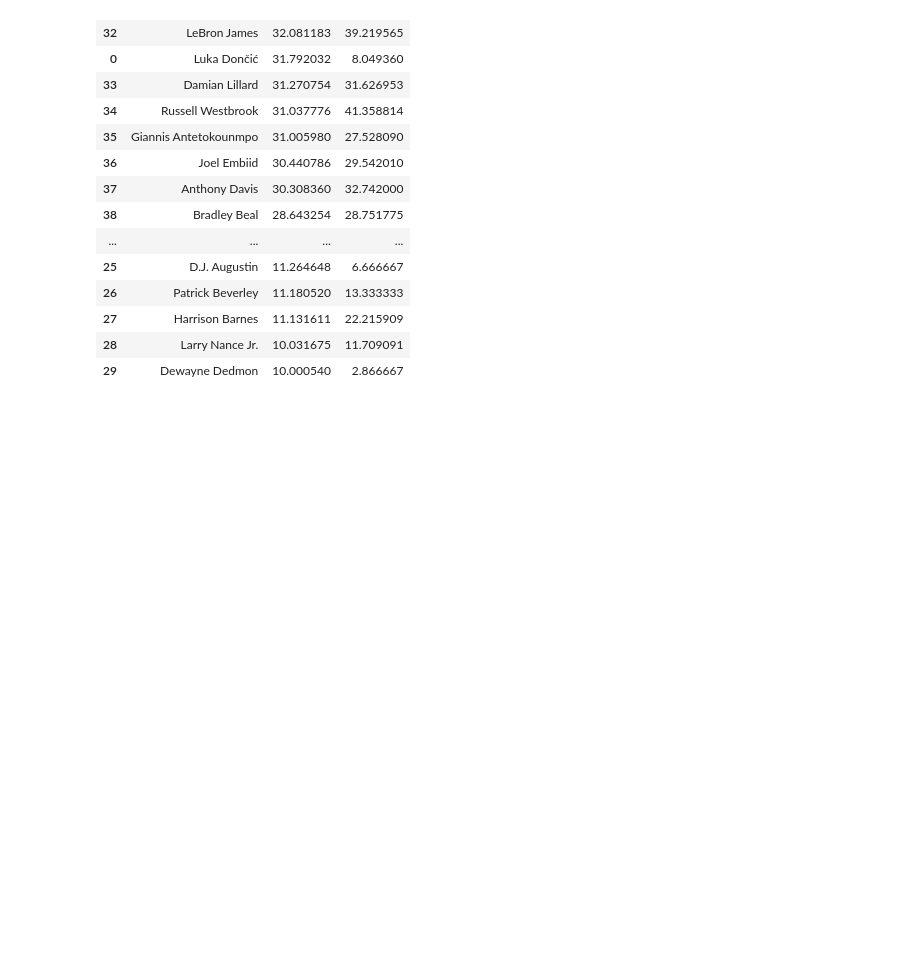
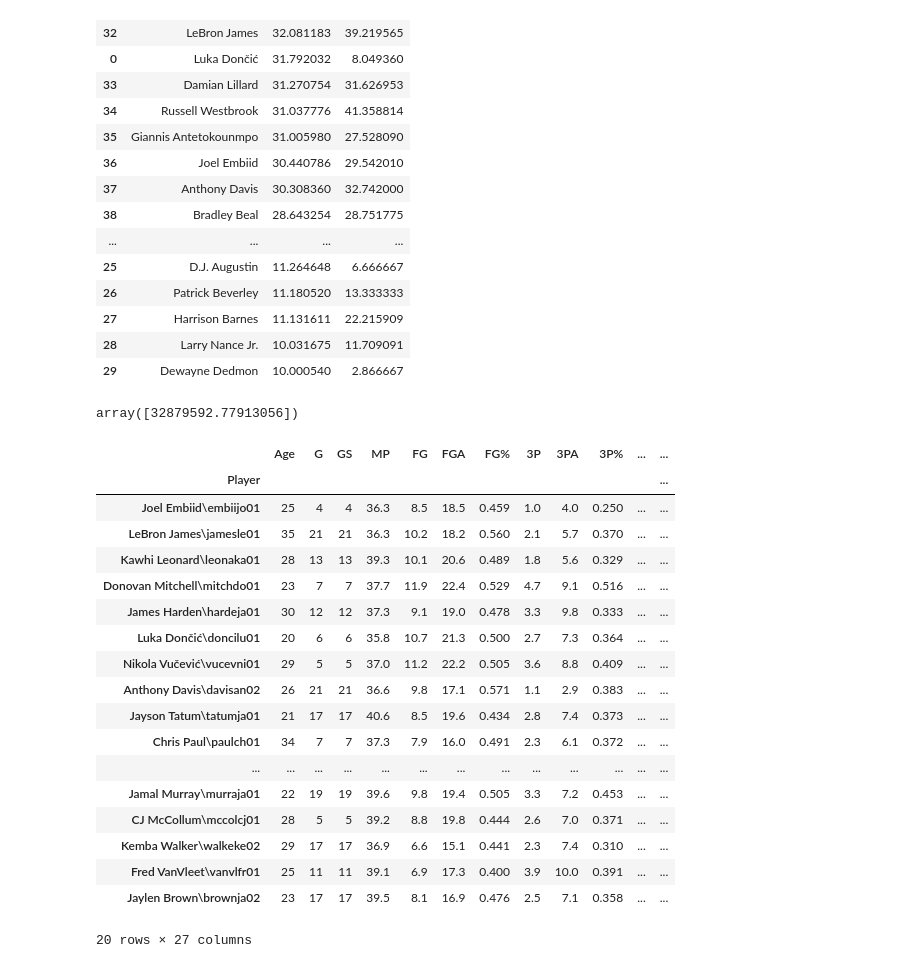
Before and after one commit to MatthewJin11/random_projects, a Jupyter notebook: NBA Salary Regression.ipynb, the cells around one changed output. Drawn from its saved outputs; the diff is of its cells as text; code cells hidden in the pictures; blank space fills up the shorter version.

```diff
--- a/NBA Salary Regression.ipynb
+++ b/NBA Salary Regression.ipynb
@@ -500,0 +587,41 @@ df_final
+# %%
+# jamal = jamal.drop(["Pos", "Tm"], axis=1)
+jamal_prepared = num_pipeline.transform(jamal)
+lin_reg_num.predict(jamal_prepared)
+# %% [output]
+array([32879592.77913056])
+# %%
+# playoffs
+playoffs = pd.read_csv("../Desktop/2020_playoffs.csv")
+# %%
+playoffs = playoffs.drop(["Rk", "Pos", "Tm"], axis=1)
+playoffs = playoffs.set_index("Player")
+# %%
+playoffs_prepared = num_pipeline.transform(playoffs)
+predicted = lin_reg_num.predict(playoffs_prepared)
+playoffs_sorted = playoffs.sort_values(by=["Predicted Salary"], ascending=False)
+# %%
+playoffs["Predicted Salary"] = predicted.astype(int) / 1000000
+# %%
+playoffs_sorted = playoffs.sort_values(by=["Predicted Salary"], ascending=False)
+playoffs_sorted
+# %% [output]
+|  | Age | G | GS | MP | FG | FGA | FG% | 3P | 3PA | 3P% | ... | ... |
+| Player |  |  |  |  |  |  |  |  |  |  |  | ... |
+| Joel Embiid\embiijo01 | 25 | 4 | 4 | 36.3 | 8.5 | 18.5 | 0.459 | 1.0 | 4.0 | 0.250 | ... | ... |
+| LeBron James\jamesle01 | 35 | 21 | 21 | 36.3 | 10.2 | 18.2 | 0.560 | 2.1 | 5.7 | 0.370 | ... | ... |
+| Kawhi Leonard\leonaka01 | 28 | 13 | 13 | 39.3 | 10.1 | 20.6 | 0.489 | 1.8 | 5.6 | 0.329 | ... | ... |
+| Donovan Mitchell\mitchdo01 | 23 | 7 | 7 | 37.7 | 11.9 | 22.4 | 0.529 | 4.7 | 9.1 | 0.516 | ... | ... |
+| James Harden\hardeja01 | 30 | 12 | 12 | 37.3 | 9.1 | 19.0 | 0.478 | 3.3 | 9.8 | 0.333 | ... | ... |
+| Luka Dončić\doncilu01 | 20 | 6 | 6 | 35.8 | 10.7 | 21.3 | 0.500 | 2.7 | 7.3 | 0.364 | ... | ... |
+| Nikola Vučević\vucevni01 | 29 | 5 | 5 | 37.0 | 11.2 | 22.2 | 0.505 | 3.6 | 8.8 | 0.409 | ... | ... |
+| Anthony Davis\davisan02 | 26 | 21 | 21 | 36.6 | 9.8 | 17.1 | 0.571 | 1.1 | 2.9 | 0.383 | ... | ... |
+| Jayson Tatum\tatumja01 | 21 | 17 | 17 | 40.6 | 8.5 | 19.6 | 0.434 | 2.8 | 7.4 | 0.373 | ... | ... |
+| Chris Paul\paulch01 | 34 | 7 | 7 | 37.3 | 7.9 | 16.0 | 0.491 | 2.3 | 6.1 | 0.372 | ... | ... |
+| ... | ... | ... | ... | ... | ... | ... | ... | ... | ... | ... | ... | ... |
+| Jamal Murray\murraja01 | 22 | 19 | 19 | 39.6 | 9.8 | 19.4 | 0.505 | 3.3 | 7.2 | 0.453 | ... | ... |
+| CJ McCollum\mccolcj01 | 28 | 5 | 5 | 39.2 | 8.8 | 19.8 | 0.444 | 2.6 | 7.0 | 0.371 | ... | ... |
+| Kemba Walker\walkeke02 | 29 | 17 | 17 | 36.9 | 6.6 | 15.1 | 0.441 | 2.3 | 7.4 | 0.310 | ... | ... |
+| Fred VanVleet\vanvlfr01 | 25 | 11 | 11 | 39.1 | 6.9 | 17.3 | 0.400 | 3.9 | 10.0 | 0.391 | ... | ... |
+| Jaylen Brown\brownja02 | 23 | 17 | 17 | 39.5 | 8.1 | 16.9 | 0.476 | 2.5 | 7.1 | 0.358 | ... | ... |
+20 rows × 27 columns
```
Also changed, not shown: parts of 30 cells of this notebook.
